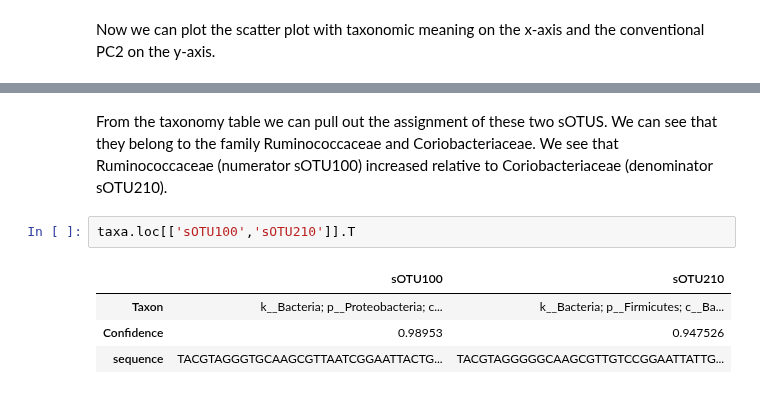
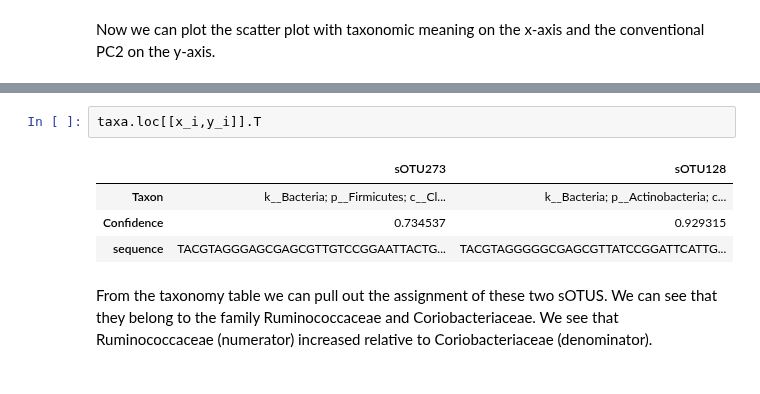
Before and after one commit to biocore/DEICODE, a Jupyter notebook: ipynb/sleep_apnea/SleepApnea-python-tutorial.ipynb, the cells around one changed output, grey strips where cells are left out. Cells and saved outputs as stored; diff of their text form.

```diff
--- a/ipynb/sleep_apnea/SleepApnea-python-tutorial.ipynb
+++ b/ipynb/sleep_apnea/SleepApnea-python-tutorial.ipynb
@@ -172,9 +172,9 @@ plt.show()
+# %%
+taxa.loc[[x_i,y_i]].T
+# %% [output]
+|  | sOTU273 | sOTU128 |
+| Taxon | k__Bacteria; p__Firmicutes; c__Cl... | k__Bacteria; p__Actinobacteria; c... |
+| Confidence | 0.734537 | 0.929315 |
+| sequence | TACGTAGGGAGCGAGCGTTGTCCGGAATTACTG... | TACGTAGGGGGCGAGCGTTATCCGGATTCATTG... |
 # %% [markdown]
-From the taxonomy table we can pull out the assignment of these two sOTUS. We can see that they belong to the family Ruminococcaceae and Coriobacteriaceae. We see that Ruminococcaceae (numerator sOTU100) increased relative to Coriobacteriaceae (denominator sOTU210).
+From the taxonomy table we can pull out the assignment of these two sOTUS. We can see that they belong to the family Ruminococcaceae and Coriobacteriaceae. We see that Ruminococcaceae (numerator) increased relative to Coriobacteriaceae (denominator).
-# %%
-taxa.loc[['sOTU100','sOTU210']].T
-# %% [output]
-|  | sOTU100 | sOTU210 |
-| Taxon | k__Bacteria; p__Proteobacteria; c... | k__Bacteria; p__Firmicutes; c__Ba... |
-| Confidence | 0.98953 | 0.947526 |
-| sequence | TACGTAGGGTGCAAGCGTTAATCGGAATTACTG... | TACGTAGGGGGCAAGCGTTGTCCGGAATTATTG... |
```
Also changed, not shown: parts of 6 cells of this notebook.
